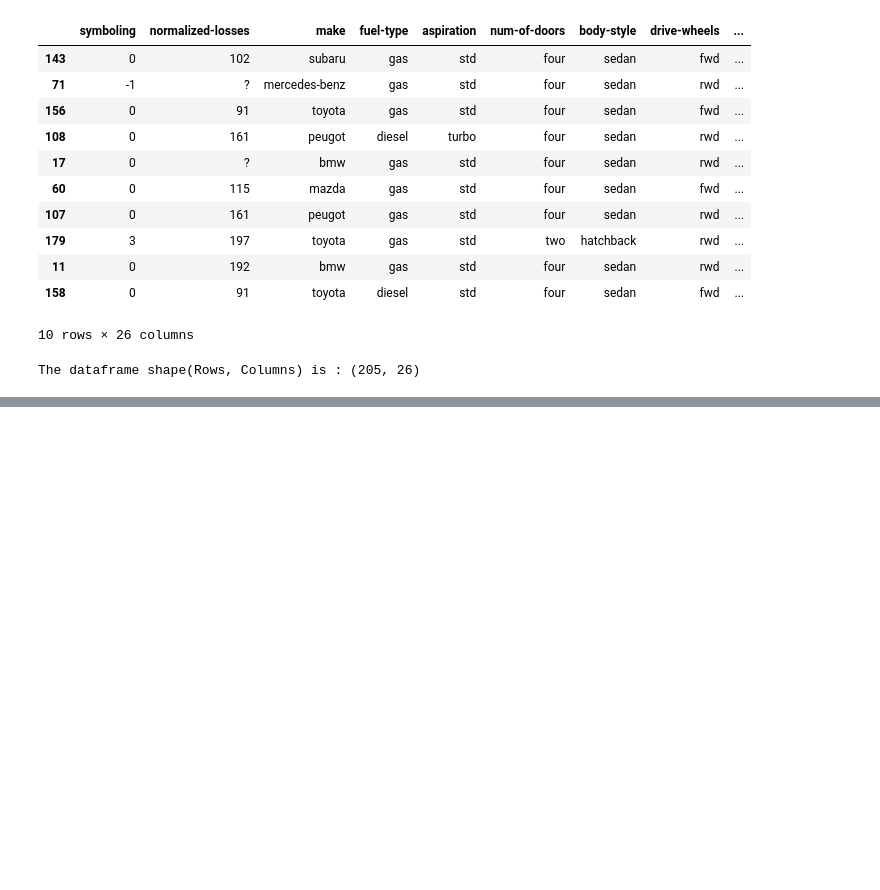
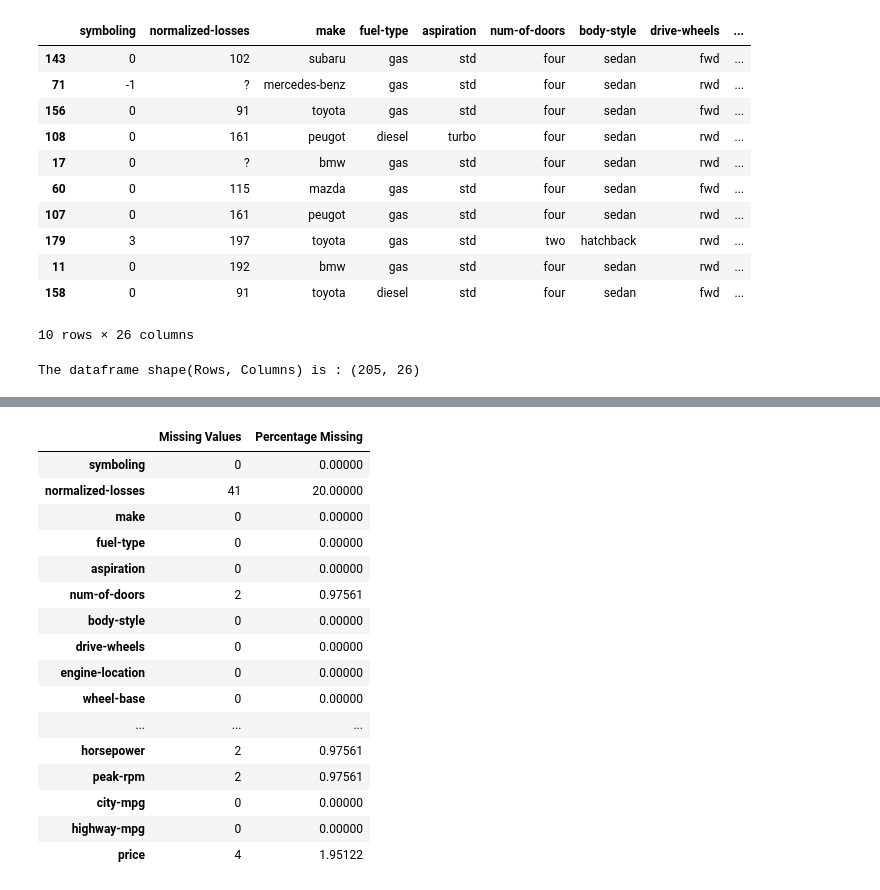
Before and after one commit to Dheerajkulariya/Data-Science-Portfolio-Projects, a Jupyter notebook: Machine-Learning-Projects/ML-Regression-Projects/Automobile-Price-Prediction/Automation Price Prediction.ipynb, the cells around one changed output, grey strips where cells are left out. Cells and saved outputs as stored; diff of their text form; code cells hidden in the pictures; blank space fills up the shorter version.

```diff
--- a/Machine-Learning-Projects/ML-Regression-Projects/Automobile-Price-Prediction/Automation Price Prediction.ipynb
+++ b/Machine-Learning-Projects/ML-Regression-Projects/Automobile-Price-Prediction/Automation Price Prediction.ipynb
@@ -133,0 +215,4 @@ The dataframe shape(Rows, Columns) is : (205, 26)
+# %%
+# Summarize missing data by column
+missing_data_summary = missing_data.sum()
+missing_data_summary
@@ -133,0 +237,4 @@ The dataframe shape(Rows, Columns) is : (205, 26)
+# %%
+# Summarize the percentage of missing data by column
+missing_percentage_summary = (missing_data.sum() / len(df)) * 100
+missing_percentage_summary
@@ -133,0 +259,26 @@ The dataframe shape(Rows, Columns) is : (205, 26)
+# %%
+# Combine the summaries into a DataFrame for better readability
+missing_info = pd.DataFrame({
+    'Missing Values': missing_data_summary,
+    'Percentage Missing': missing_percentage_summary
+})
+
+missing_info
+# %% [output]
+|  | Missing Values | Percentage Missing |
+| symboling | 0 | 0.00000 |
+| normalized-losses | 41 | 20.00000 |
+| make | 0 | 0.00000 |
+| fuel-type | 0 | 0.00000 |
+| aspiration | 0 | 0.00000 |
+| num-of-doors | 2 | 0.97561 |
+| body-style | 0 | 0.00000 |
+| drive-wheels | 0 | 0.00000 |
+| engine-location | 0 | 0.00000 |
+| wheel-base | 0 | 0.00000 |
+| ... | ... | ... |
+| horsepower | 2 | 0.97561 |
+| peak-rpm | 2 | 0.97561 |
+| city-mpg | 0 | 0.00000 |
+| highway-mpg | 0 | 0.00000 |
+| price | 4 | 1.95122 |
```
Also changed, not shown: parts of 15 cells of this notebook.
